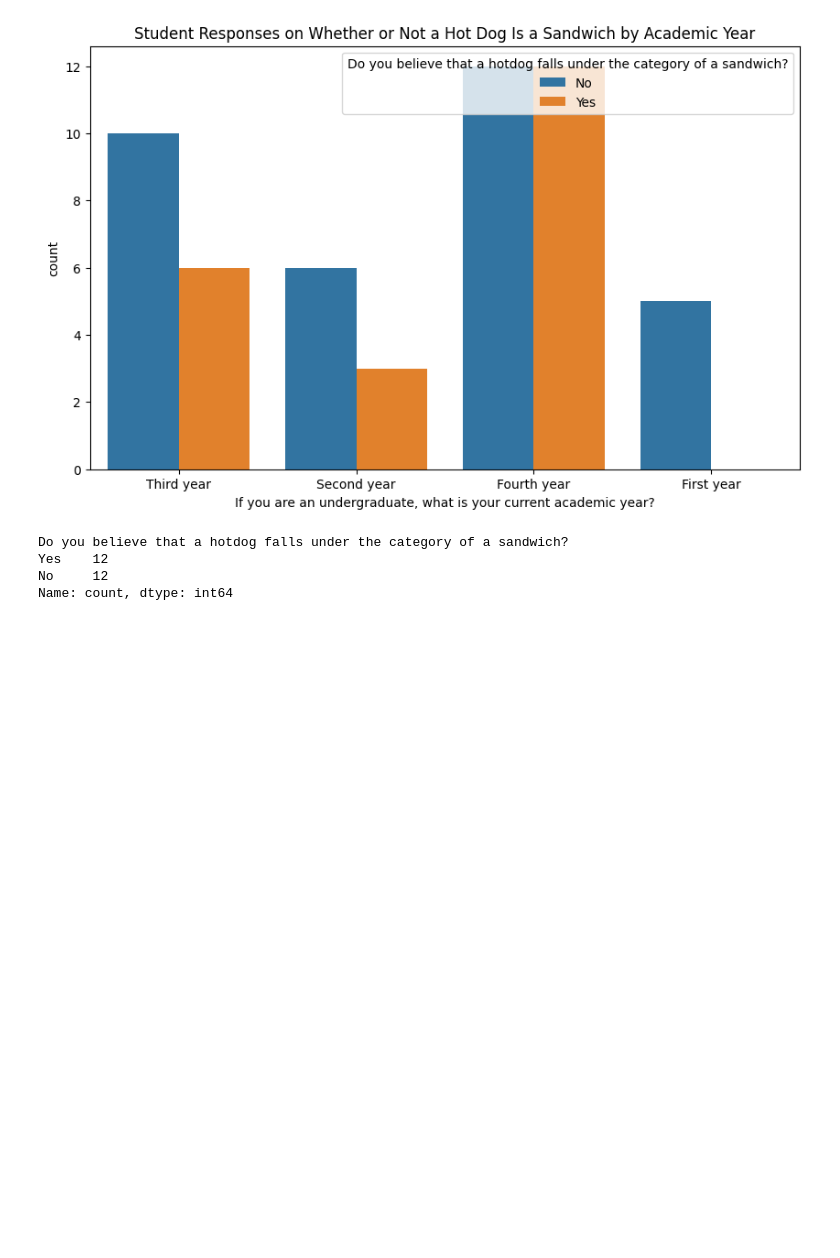
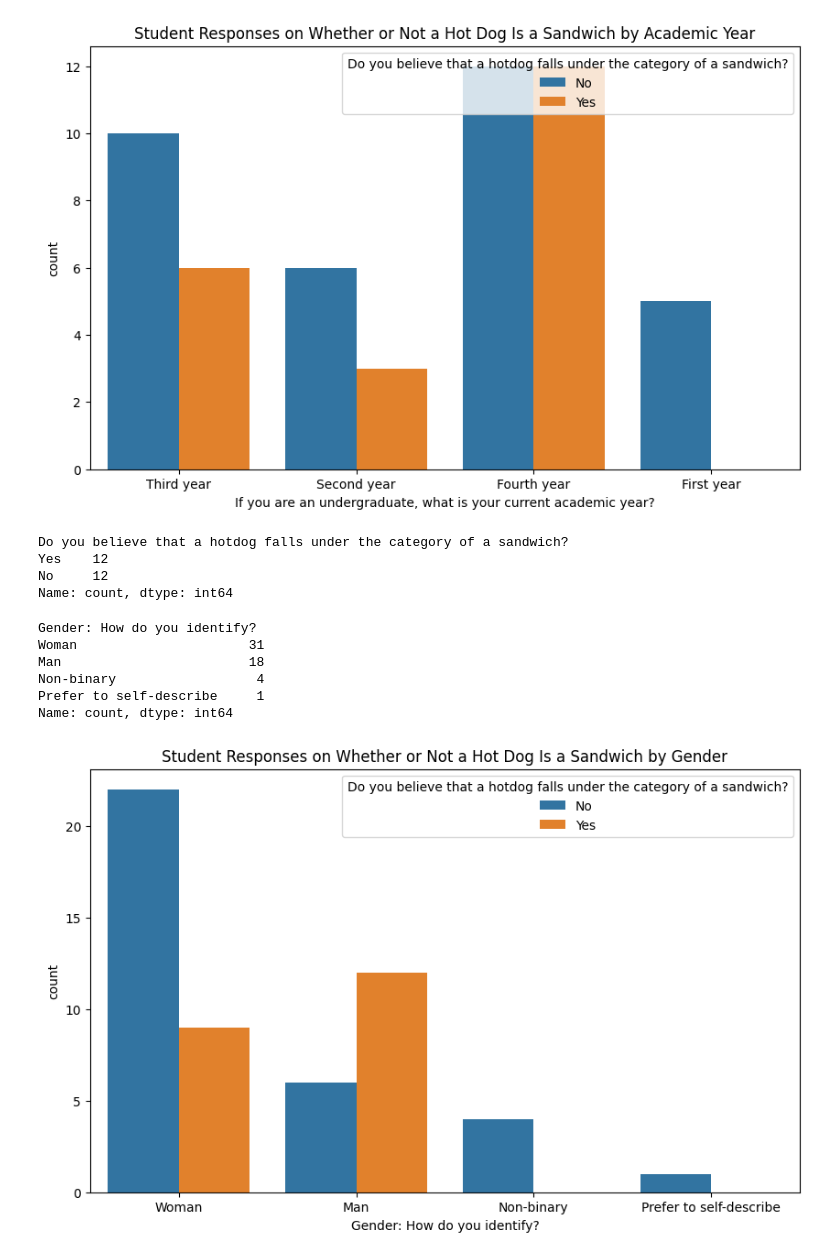
Before and after one commit to UVADS/DS-4002, a Jupyter notebook: data_analysis.ipynb, the cells around one changed output. Drawn from its saved outputs; the diff is of its cells as text; code cells hidden in the pictures; blank space fills up the shorter version.

Commit message:
added another visualization

```diff
--- a/data_analysis.ipynb
+++ b/data_analysis.ipynb
@@ -138,3 +138,20 @@ Do you believe that a hotdog falls under the category of a sandwich?
 Yes    12
 No     12
 Name: count, dtype: int64
+# %%
+df["Gender: How do you identify?"].value_counts()
+# %% [output]
+Gender: How do you identify?
+Woman                      31
+Man                        18
+Non-binary                  4
+Prefer to self-describe     1
+Name: count, dtype: int64
+# %%
+# make a grouped by chart by year (to show how many people from each year answered yes or no), using seaborn (add more space in the margin between legend and graph)
+plt.figure(figsize=(10, 6))
+sns.countplot(data=df, x='Gender: How do you identify?', hue='Do you believe that a hotdog falls under the category of a sandwich?')
+plt.title('Student Responses on Whether or Not a Hot Dog Is a Sandwich by Gender')
+plt.show()
+# %% [output]
+[figure, added]
```
